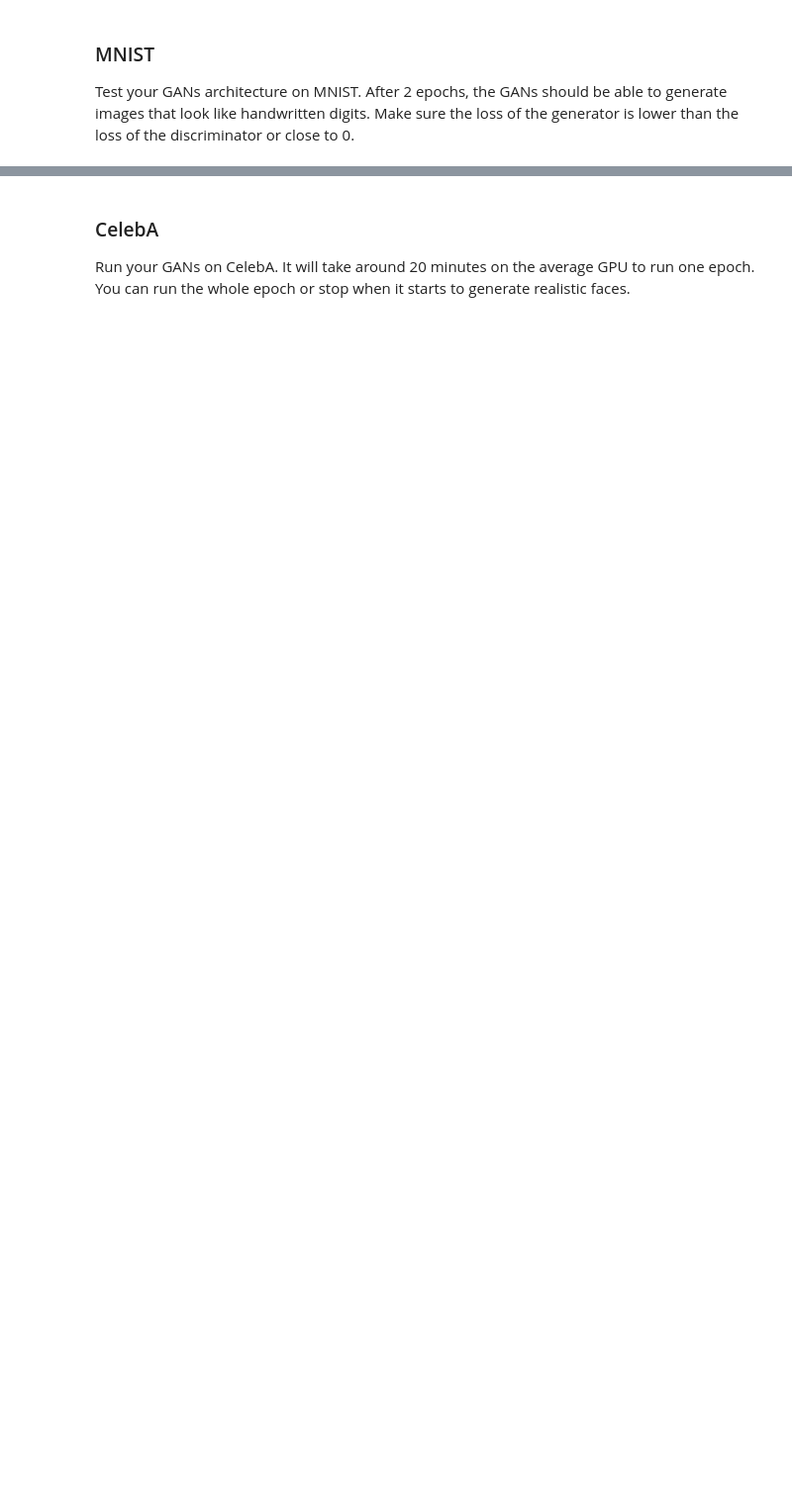
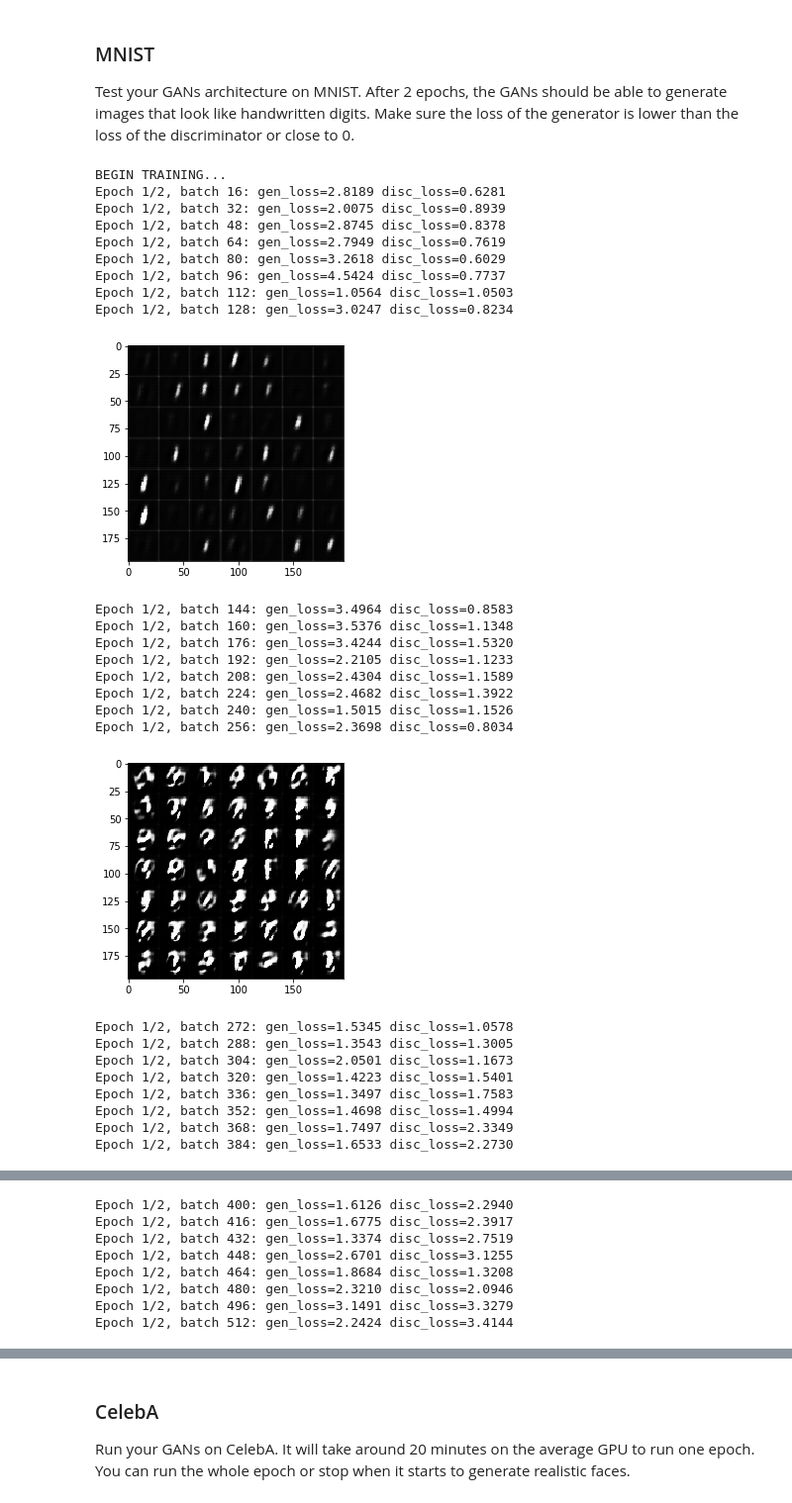
Before and after one commit to CosmicMJ/udacity-dl, a Jupyter notebook: face_generation/dlnd_face_generation.ipynb, the cells around one changed output, grey strips where cells are left out. Shown at 99% size. Drawn from its saved outputs; the diff is of its cells as text; code cells hidden in the pictures; blank space fills up the shorter version.

```diff
--- a/face_generation/dlnd_face_generation.ipynb
+++ b/face_generation/dlnd_face_generation.ipynb
@@ -121,7 +121,10 @@ def model_inputs(image_width, image_height, image_channels, z_dim):
     """
     # TODO: Implement Function
 
-    return None, None, None
+    real_in = tf.placeholder(tf.float32, (None, image_width, image_height, image_channels), name='real_in')
+    z_in = tf.placeholder(tf.float32, (None, z_dim), name='z_in')
+    learn_rate = tf.placeholder(tf.float32, name="learn_rate")
+    return real_in, z_in, learn_rate
 
 
 """
@@ -186,10 +290,29 @@ def model_loss(input_real, input_z, out_channel_dim):
     """
     # TODO: Implement Function
 
-    return None, None
+    gen_out = generator(input_z, out_channel_dim)
+    disc_real_out, disc_real_logits = discriminator(input_real, reuse=False)
+    disc_fake_out, disc_fake_logits = discriminator(gen_out, reuse=True)
+
+    gen_loss = tf.reduce_mean(
+        tf.nn.sigmoid_cross_entropy_with_logits(
+            logits=disc_fake_logits,
+            labels=tf.ones_like(disc_fake_out)))
+    disc_real_loss = tf.reduce_mean(
+        tf.nn.sigmoid_cross_entropy_with_logits(
+            logits=disc_real_logits,
+            labels=tf.ones_like(disc_real_out) * 0.9))
+    disc_fake_loss = tf.reduce_mean(
+        tf.nn.sigmoid_cross_entropy_with_logits(
+            logits=disc_fake_logits,
+            labels=tf.zeros_like(disc_fake_out)))
+    disc_ttl_loss = disc_real_loss + disc_fake_loss
+
+    return disc_ttl_loss, gen_loss
 
 
 """
 DON'T MODIFY ANYTHING IN THIS CELL THAT IS BELOW THIS LINE
 """
 tests.test_model_loss(model_loss)
+print("Done.")
@@ -208,10 +334,17 @@ def model_opt(d_loss, g_loss, learning_rate, beta1):
     """
     # TODO: Implement Function
 
-    return None, None
+    with tf.control_dependencies(tf.get_collection(tf.GraphKeys.UPDATE_OPS)):
+        gen_vars = list(filter(lambda v: v.name.startswith('generator'), tf.trainable_variables()))
+        disc_vars = list(filter(lambda v: v.name.startswith('discriminator'), tf.trainable_variables()))
 
+        gen_optimized = tf.train.AdamOptimizer(learning_rate, beta1=beta1).minimize(g_loss, var_list=gen_vars)
+        disc_optimized = tf.train.AdamOptimizer(learning_rate, beta1=beta1).minimize(d_loss, var_list=disc_vars)
+
+    return disc_optimized, gen_optimized
 
 """
 DON'T MODIFY ANYTHING IN THIS CELL THAT IS BELOW THIS LINE
 """
 tests.test_model_opt(model_opt, tf)
+print("Done.")
@@ -278,18 +458,46 @@ def train(epoch_count, batch_size, z_dim, learning_rate, beta1, get_batches, dat
 ### MNIST
 Test your GANs architecture on MNIST.  After 2 epochs, the GANs should be able to generate images that look like handwritten digits.  Make sure the loss of the generator is lower than the loss of the discriminator or close to 0.
 # %%
-batch_size = None
-z_dim = None
-learning_rate = None
-beta1 = None
+batch_size = 64
+z_dim = 128
+learning_rate = 0.0005
+beta1 = 0.5
 
 
 """
 DON'T MODIFY ANYTHING IN THIS CELL THAT IS BELOW THIS LINE
 """
 epochs = 2
 
 mnist_dataset = helper.Dataset('mnist', glob(os.path.join(data_dir, 'mnist/*.jpg')))
 with tf.Graph().as_default():
     train(epochs, batch_size, z_dim, learning_rate, beta1, mnist_dataset.get_batches,
           mnist_dataset.shape, mnist_dataset.image_mode)
+# %% [output]
+BEGIN TRAINING...
+Epoch 1/2, batch 16: gen_loss=2.8189 disc_loss=0.6281
+Epoch 1/2, batch 32: gen_loss=2.0075 disc_loss=0.8939
+Epoch 1/2, batch 48: gen_loss=2.8745 disc_loss=0.8378
+Epoch 1/2, batch 64: gen_loss=2.7949 disc_loss=0.7619
+Epoch 1/2, batch 80: gen_loss=3.2618 disc_loss=0.6029
+Epoch 1/2, batch 96: gen_loss=4.5424 disc_loss=0.7737
+Epoch 1/2, batch 112: gen_loss=1.0564 disc_loss=1.0503
+Epoch 1/2, batch 128: gen_loss=3.0247 disc_loss=0.8234
+[figure, added]
+Epoch 1/2, batch 144: gen_loss=3.4964 disc_loss=0.8583
+Epoch 1/2, batch 160: gen_loss=3.5376 disc_loss=1.1348
+Epoch 1/2, batch 176: gen_loss=3.4244 disc_loss=1.5320
+Epoch 1/2, batch 192: gen_loss=2.2105 disc_loss=1.1233
+Epoch 1/2, batch 208: gen_loss=2.4304 disc_loss=1.1589
+Epoch 1/2, batch 224: gen_loss=2.4682 disc_loss=1.3922
+Epoch 1/2, batch 240: gen_loss=1.5015 disc_loss=1.1526
+Epoch 1/2, batch 256: gen_loss=2.3698 disc_loss=0.8034
+[figure, added]
+Epoch 1/2, batch 272: gen_loss=1.5345 disc_loss=1.0578
+Epoch 1/2, batch 288: gen_loss=1.3543 disc_loss=1.3005
+Epoch 1/2, batch 304: gen_loss=2.0501 disc_loss=1.1673
+Epoch 1/2, batch 320: gen_loss=1.4223 disc_loss=1.5401
+Epoch 1/2, batch 336: gen_loss=1.3497 disc_loss=1.7583
+Epoch 1/2, batch 352: gen_loss=1.4698 disc_loss=1.4994
+Epoch 1/2, batch 368: gen_loss=1.7497 disc_loss=2.3349
+Epoch 1/2, batch 384: gen_loss=1.6533 disc_loss=2.2730
@@ -295,0 +505,8 @@ with tf.Graph().as_default():
+Epoch 1/2, batch 400: gen_loss=1.6126 disc_loss=2.2940
+Epoch 1/2, batch 416: gen_loss=1.6775 disc_loss=2.3917
+Epoch 1/2, batch 432: gen_loss=1.3374 disc_loss=2.7519
+Epoch 1/2, batch 448: gen_loss=2.6701 disc_loss=3.1255
+Epoch 1/2, batch 464: gen_loss=1.8684 disc_loss=1.3208
+Epoch 1/2, batch 480: gen_loss=2.3210 disc_loss=2.0946
+Epoch 1/2, batch 496: gen_loss=3.1491 disc_loss=3.3279
+Epoch 1/2, batch 512: gen_loss=2.2424 disc_loss=3.4144
```
Also changed, not shown: parts of 11 cells of this notebook, 2 other files.
